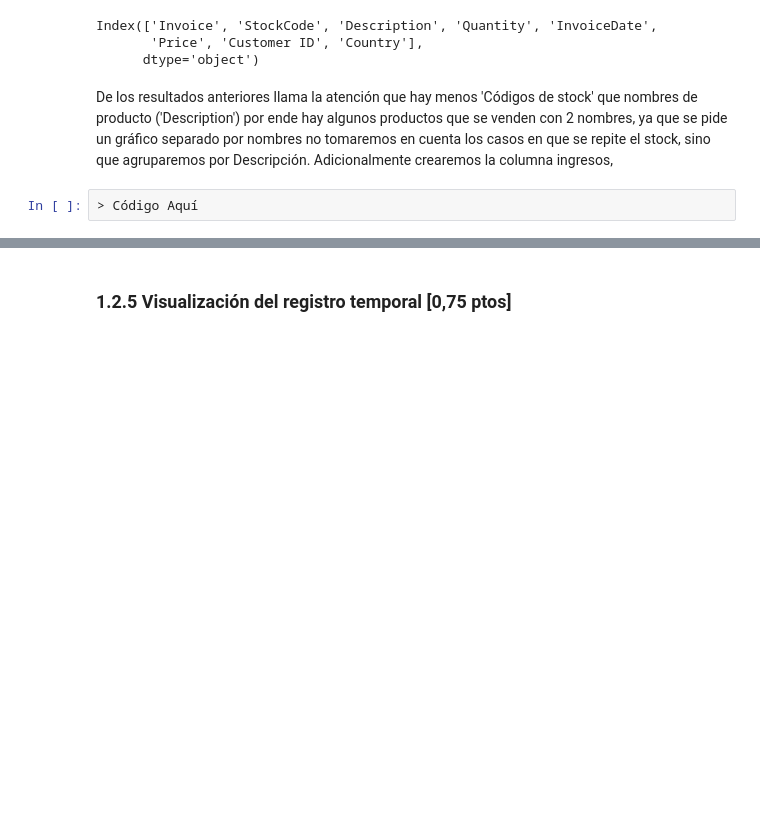
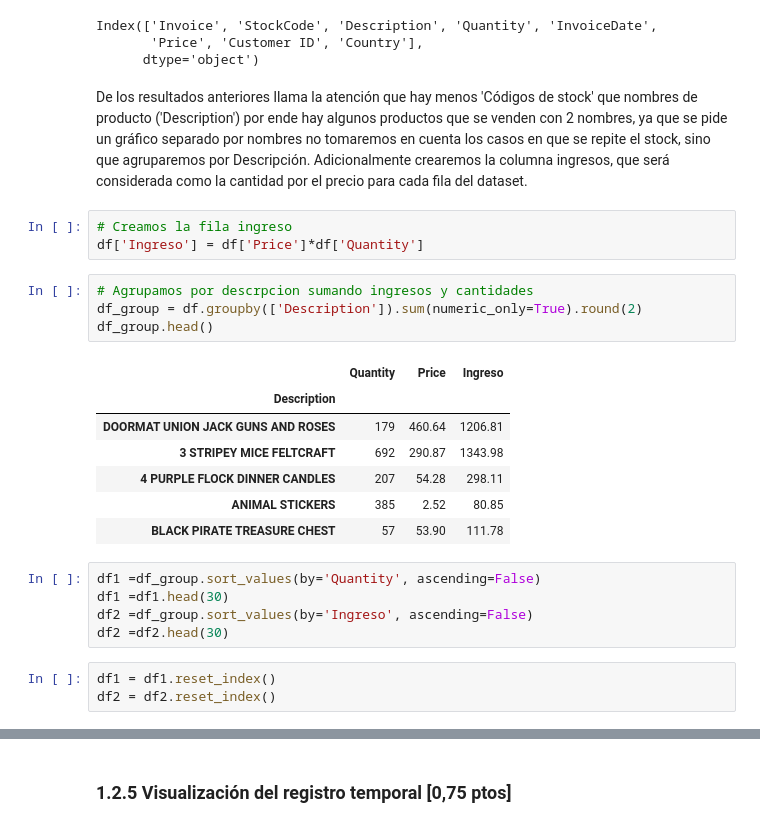
Before and after one commit to J07Aa/Repo, a Jupyter notebook: Lab_6/Laboratorio6_Enunciado.ipynb, the cells around one changed output, grey strips where cells are left out. Cells and saved outputs as stored; diff of their text form; blank space fills up the shorter version.

```diff
--- a/Lab_6/Laboratorio6_Enunciado.ipynb
+++ b/Lab_6/Laboratorio6_Enunciado.ipynb
@@ -617,6 +617,27 @@ Index(['Invoice', 'StockCode', 'Description', 'Quantity', 'InvoiceDate',
       dtype='object')
 # %% [markdown]
 De los resultados anteriores llama la atención que hay menos 'Códigos de stock' que nombres de producto ('Description') por ende hay algunos productos que se venden con 2 nombres, ya que se pide un gráfico separado por nombres no tomaremos en cuenta los casos en que se repite el stock, sino que agruparemos por Descripción.
-Adicionalmente crearemos la columna ingresos,
+Adicionalmente crearemos la columna ingresos, que será considerada como la cantidad por el precio para cada fila del dataset.
-# %%
-> Código Aquí
+# %%
+# Creamos la fila ingreso
+df['Ingreso'] = df['Price']*df['Quantity']
+# %%
+# Agrupamos por descrpcion sumando ingresos y cantidades
+df_group = df.groupby(['Description']).sum(numeric_only=True).round(2)
+df_group.head()
+# %% [output]
+|  | Quantity | Price | Ingreso |
+| Description |  |  |  |
+| DOORMAT UNION JACK GUNS AND ROSES | 179 | 460.64 | 1206.81 |
+| 3 STRIPEY MICE FELTCRAFT | 692 | 290.87 | 1343.98 |
+| 4 PURPLE FLOCK DINNER CANDLES | 207 | 54.28 | 298.11 |
+| ANIMAL STICKERS | 385 | 2.52 | 80.85 |
+| BLACK PIRATE TREASURE CHEST | 57 | 53.90 | 111.78 |
+# %%
+df1 =df_group.sort_values(by='Quantity', ascending=False)
+df1 =df1.head(30)
+df2 =df_group.sort_values(by='Ingreso', ascending=False)
+df2 =df2.head(30)
+# %%
+df1 = df1.reset_index()
+df2 = df2.reset_index()
```
Also changed, not shown: parts of 7 cells of this notebook.
